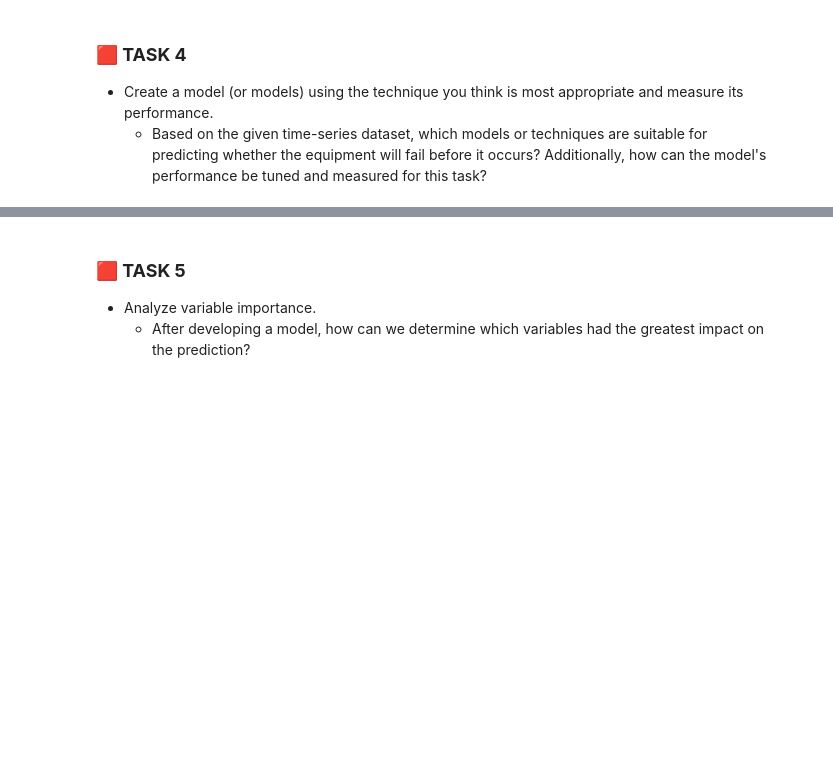
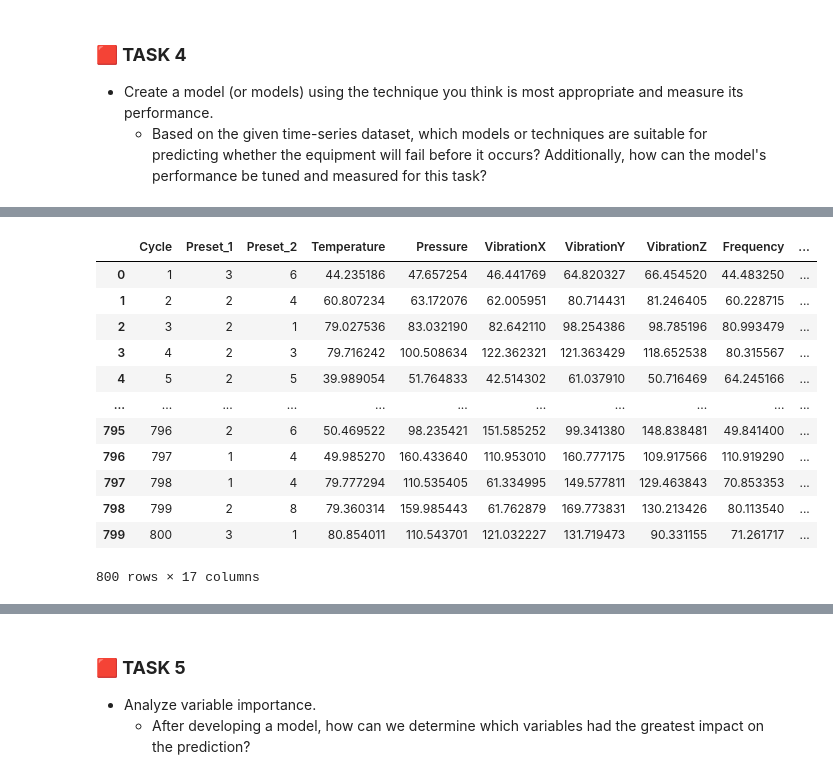
Before and after one commit to luizoaf/shape, a Jupyter notebook: luiz_alves_teste_shape.ipynb, the cells around one changed output, grey strips where cells are left out. Saved outputs shown, nothing was run; the diff lists cells and outputs as text; code cells hidden in the pictures; blank space fills up the shorter version.

```diff
--- a/luiz_alves_teste_shape.ipynb
+++ b/luiz_alves_teste_shape.ipynb
@@ -556,0 +616,50 @@ These patterns clearly differ across operational regimes: from isolated mechanic
+# %%
+# Computes cumulative failure rate per category up to the current row (excluding it)
+def encode_categorical_fail_rate(
+    df: pd.DataFrame, categorical_columns: List[str]
+) -> pd.DataFrame:
+    df_encoded = df.copy()
+
+    for col in categorical_columns:
+        df_encoded[f"Fail_Rate_{col}"] = 0.0
+        count_tracker = {}
+        fail_tracker = {}
+
+        # Iterates through each row to compute fail rate without data leakage
+        for i in range(len(df_encoded)):
+            category = df_encoded.loc[i, col]
+            total = count_tracker.get(category, 0)
+            fails = fail_tracker.get(category, 0)
+
+            # Assigns cumulative fail rate up to current row
+            fail_rate = round(100*fails / total,2) if total > 0 else 0.0
+            df_encoded.loc[i, f"Fail_Rate_{col}"] = fail_rate
+
+            # Updates trackers
+            count_tracker[category] = total + 1
+            if df_encoded.loc[i, "Fail"] == 1:
+                fail_tracker[category] = fails + 1
+
+    return df_encoded
+
+
+# Defines the columns to encode
+categorical_columns = ["Preset_Combined", "Preset_1", "Preset_2"]
+
+# Applies the encoding
+df = encode_categorical_fail_rate(df, categorical_columns)
+df
+# %% [output]
+|  | Cycle | Preset_1 | Preset_2 | Temperature | Pressure | VibrationX | VibrationY | VibrationZ | Frequency | ... |
+| 0 | 1 | 3 | 6 | 44.235186 | 47.657254 | 46.441769 | 64.820327 | 66.454520 | 44.483250 | ... |
+| 1 | 2 | 2 | 4 | 60.807234 | 63.172076 | 62.005951 | 80.714431 | 81.246405 | 60.228715 | ... |
+| 2 | 3 | 2 | 1 | 79.027536 | 83.032190 | 82.642110 | 98.254386 | 98.785196 | 80.993479 | ... |
+| 3 | 4 | 2 | 3 | 79.716242 | 100.508634 | 122.362321 | 121.363429 | 118.652538 | 80.315567 | ... |
+| 4 | 5 | 2 | 5 | 39.989054 | 51.764833 | 42.514302 | 61.037910 | 50.716469 | 64.245166 | ... |
+| ... | ... | ... | ... | ... | ... | ... | ... | ... | ... | ... |
+| 795 | 796 | 2 | 6 | 50.469522 | 98.235421 | 151.585252 | 99.341380 | 148.838481 | 49.841400 | ... |
+| 796 | 797 | 1 | 4 | 49.985270 | 160.433640 | 110.953010 | 160.777175 | 109.917566 | 110.919290 | ... |
+| 797 | 798 | 1 | 4 | 79.777294 | 110.535405 | 61.334995 | 149.577811 | 129.463843 | 70.853353 | ... |
+| 798 | 799 | 2 | 8 | 79.360314 | 159.985443 | 61.762879 | 169.773831 | 130.213426 | 80.113540 | ... |
+| 799 | 800 | 3 | 1 | 80.854011 | 110.543701 | 121.032227 | 131.719473 | 90.331155 | 71.261717 | ... |
+800 rows × 17 columns
```
Also changed, not shown: parts of 15 cells of this notebook.
